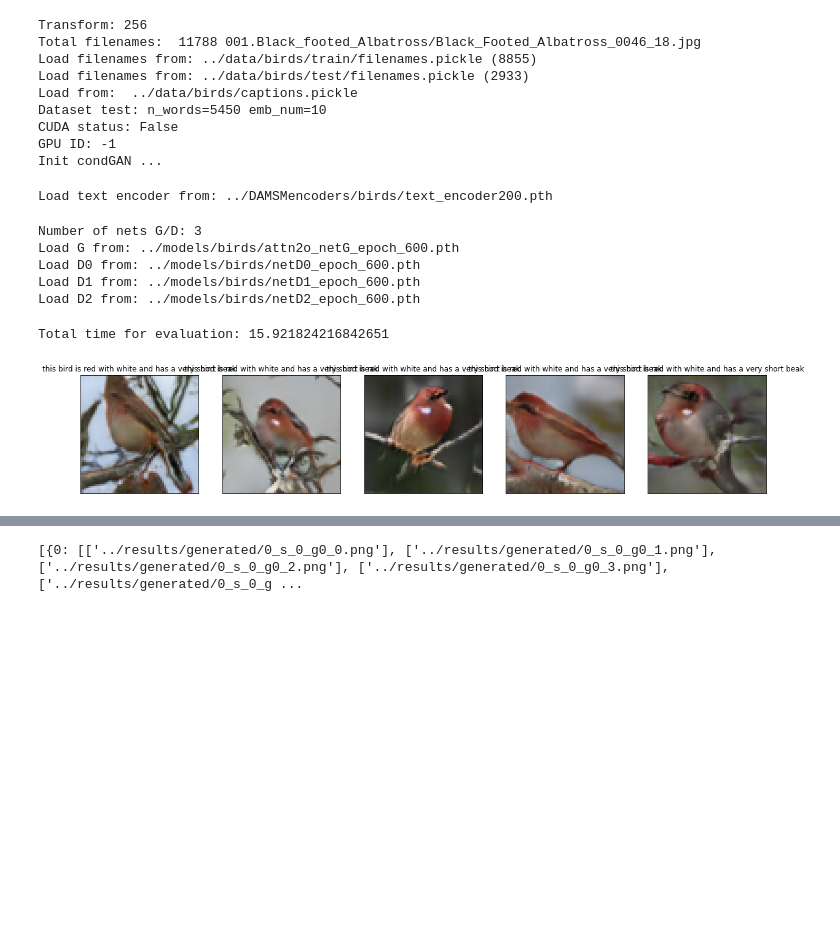
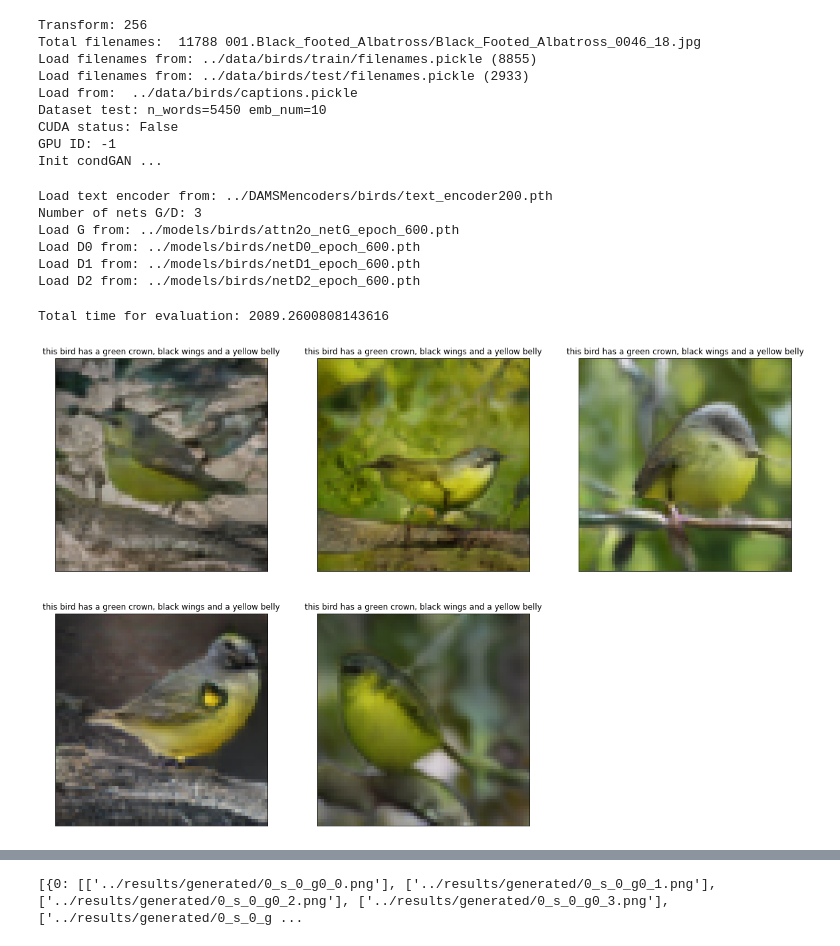
Before and after one commit to aleksey-egorov/attngan, a Jupyter notebook: notebooks/eval.ipynb, the cells around one changed output, grey strips where cells are left out. Cells and saved outputs as stored; diff of their text form; code cells hidden in the pictures; blank space fills up the shorter version.

```diff
--- a/notebooks/eval.ipynb
+++ b/notebooks/eval.ipynb
@@ -78,6 +78,7 @@ sentences= [
 #'this bird is red with white and has a very short beak'
 #'this white and grey bird has black wings and orange crown'
 #'this large green bird has blue wigs, red crown and a long black beak'
+'this bird has a green crown, black wings and a yellow belly'
 ]
 
 tries = 5
@@ -95,21 +96,21 @@ end_t = time.time()
 log.add('Total time for evaluation: {}'.format(end_t - start_t))
 # %% [output]
 Load text encoder from: ../DAMSMencoders/birds/text_encoder200.pth
+Number of nets G/D: 3
+Load G from: ../models/birds/attn2o_netG_epoch_600.pth
+Load D0 from: ../models/birds/netD0_epoch_600.pth
+Load D1 from: ../models/birds/netD1_epoch_600.pth
+Load D2 from: ../models/birds/netD2_epoch_600.pth
-Number of nets G/D: 3
-Load G from: ../models/birds/attn2o_netG_epoch_600.pth
-Load D0 from: ../models/birds/netD0_epoch_600.pth
-Load D1 from: ../models/birds/netD1_epoch_600.pth
-Load D2 from: ../models/birds/netD2_epoch_600.pth
+Total time for evaluation: 2089.2600808143616
-Total time for evaluation: 15.921824216842651
 # %%
 fig = plt.figure(figsize=(20,20))
 for tr in range(tries):
     for i, path in enumerate(images[0][0][tr]):
         img = Image.open(path)
-        ax = fig.add_subplot(4,5, tr + i + 1, xticks=[], yticks=[], title=sentences[i])
+        ax = fig.add_subplot(3,3, tr + i + 1, xticks=[], yticks=[], title=sentences[i])
         ax.imshow(np.asarray(img))
 # %% [output]
-[figure, old version]
+[figure, new version]
 # %%
 fig = plt.figure(figsize=(20,20))
 for tr in range(tries):
```
Also changed, not shown: parts of 2 cells of this notebook, 4 other files.
